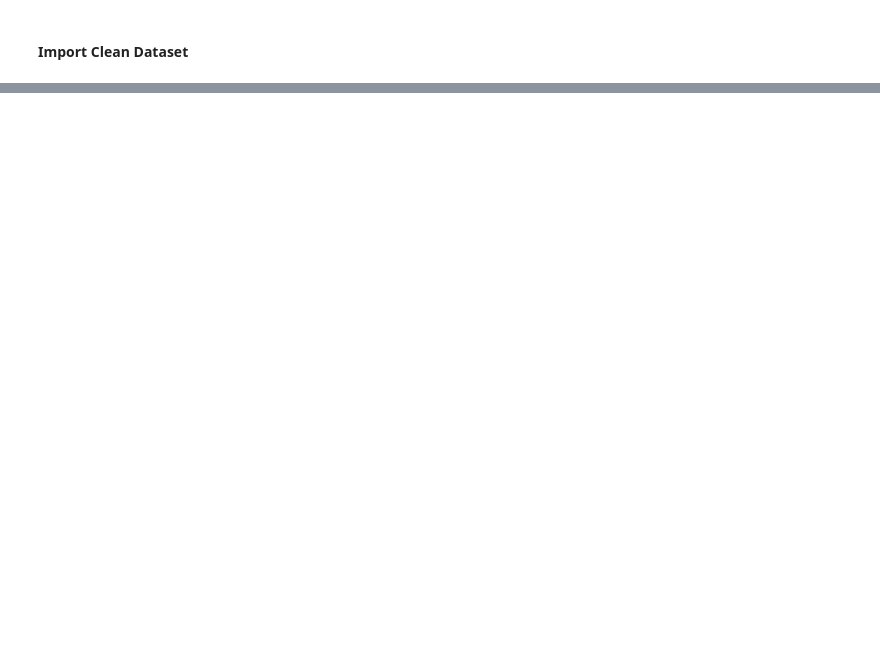
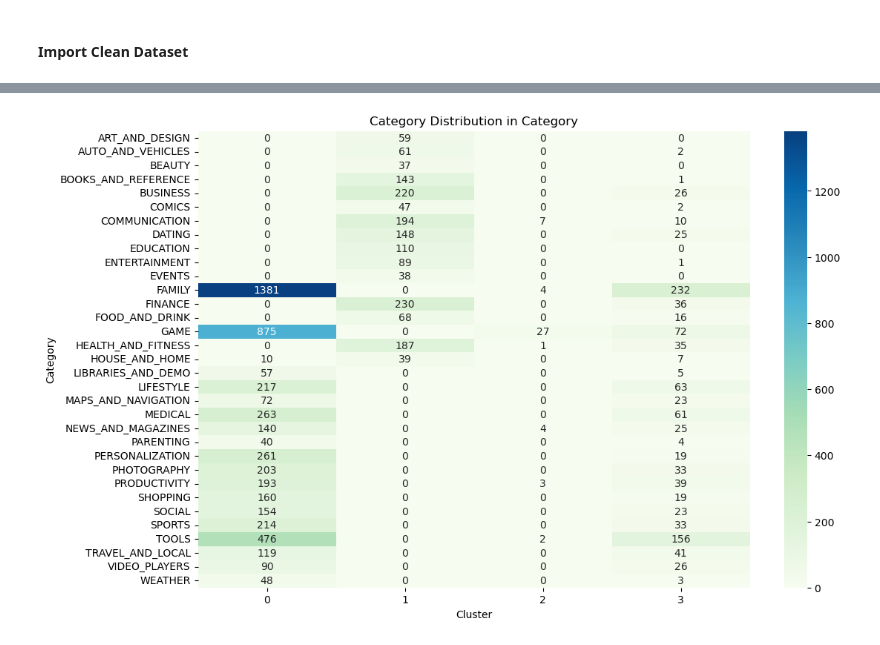
Before and after one commit to Cheimooh/DataMiningProject, a Jupyter notebook: clustering.ipynb, the cells around one changed output, grey strips where cells are left out. Saved outputs shown, nothing was run; the diff lists cells and outputs as text; code cells hidden in the pictures; blank space fills up the shorter version.

```diff
--- a/clustering.ipynb
+++ b/clustering.ipynb
@@ -115,0 +130,17 @@ plt.show()
+# %%
+# Heatmap des catégarie selon les clusters (pas très utile)
+import seaborn as sns
+
+feature = "Category"
+
+category_cluster_counts = df.groupby([feature, 'ClusterCategory']).size().reset_index(name='count')
+
+plt.figure(figsize=(12, 8))
+heatmap_data = category_cluster_counts.pivot_table(index=feature, columns='ClusterCategory', values='count', fill_value=0)
+sns.heatmap(heatmap_data, cmap='GnBu', annot=True, fmt='g')
+plt.title(f'Category Distribution in {feature}')
+plt.xlabel('Cluster')
+plt.ylabel(feature)
+plt.show()
+# %% [output]
+[figure, added]
```
Also changed, not shown: parts of 13 cells of this notebook, 1 other file.
